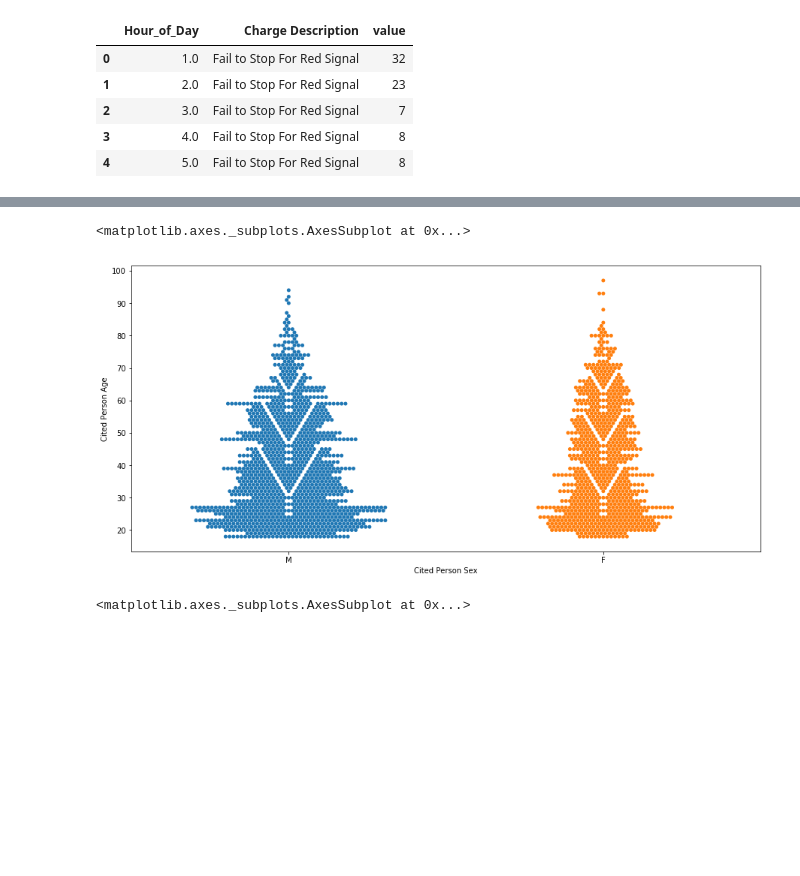
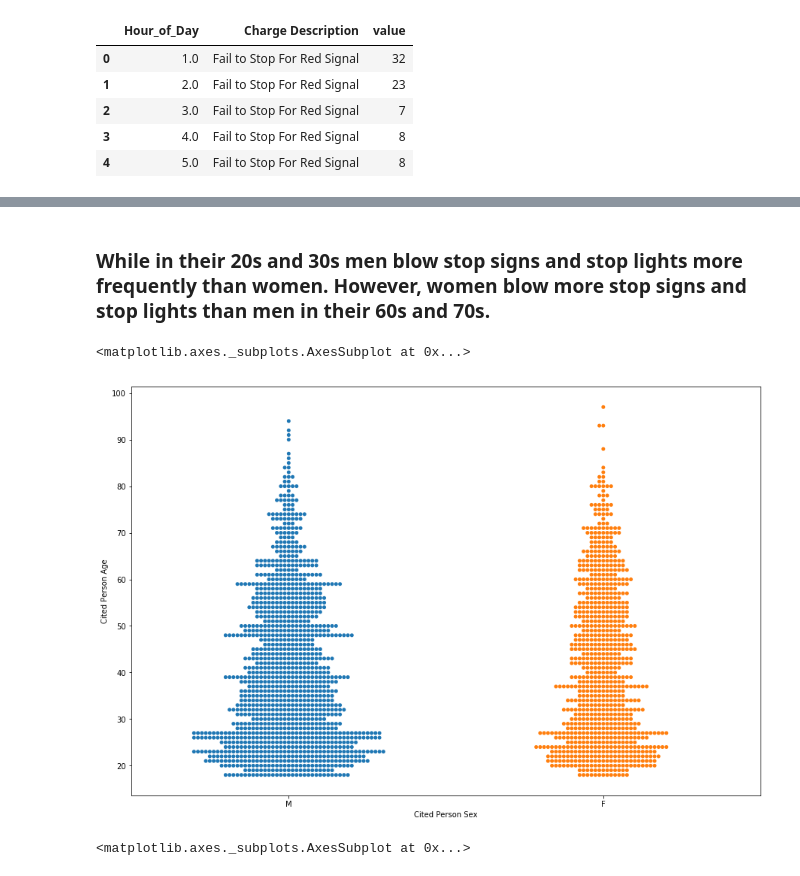
Before and after one commit to mrkjhsn/City-of-Scottsdale-Citations, a Jupyter notebook: Failure_To_Stop_Visualization.ipynb, the cells around one changed output, grey strips where cells are left out. Drawn from its saved outputs; the diff is of its cells as text; code cells hidden in the pictures; blank space fills up the shorter version.

```diff
--- a/Failure_To_Stop_Visualization.ipynb
+++ b/Failure_To_Stop_Visualization.ipynb
@@ -66,8 +66,3 @@ fail_to_obey_hr_day_long.head()
 | 2 | 3.0 | Fail to Stop For Red Signal | 7 |
 | 3 | 4.0 | Fail to Stop For Red Signal | 8 |
 | 4 | 5.0 | Fail to Stop For Red Signal | 8 |
-# %%
-plt.rcParams["figure.figsize"] = [15, 7]
-
-ax = sns.lineplot(x="Hour_of_Day", y="value", hue="Charge Description", data=fail_to_obey_hr_day_long)
-ax.xaxis.set_major_locator(ticker.MultipleLocator())
@@ -75,0 +71,18 @@ ax.xaxis.set_major_locator(ticker.MultipleLocator())
+# %%
+# plt.title("Speeding Citations Throughout the Day",fontsize=20)
+# plt.xlabel("Hour of Day",fontsize=14)
+# plt.ylabel("Count",fontsize=14)
+# plt.tick_params(labelsize=12)
+# plt.legend(fontsize=12)
+
+
+sns.set_context("notebook", font_scale=1.15)
+
+fig = plt.figure(figsize=(15, 5))
+
+ax = sns.lineplot(x="Hour_of_Day", y="value", hue="Charge Description", data=fail_to_obey_hr_day_long)
+plt.ylabel("Count of Citations")
+plt.xlabel("Hour of the Day")
+
+ax.xaxis.set_major_locator(ticker.MultipleLocator())
+plt.savefig('visualizations/Failure to Stop Citations Throughout the Day.png')
@@ -76,9 +123,13 @@ ax.xaxis.set_major_locator(ticker.MultipleLocator())
+# %% [markdown]
+### While in their 20s and 30s men blow stop signs and stop lights more frequently than women.  However, women blow more stop signs and stop lights than men in their 60s and 70s.
 # %%
+fig = plt.figure(figsize=(15, 10))
+
 sns.swarmplot(x=fail_to_obey['Cited Person Sex'],
                 y=fail_to_obey['Cited Person Age'])
 # %% [output]
 <matplotlib.axes._subplots.AxesSubplot at 0x...>
-[figure, old version]
+[figure, new version]
 # %%
 sns.swarmplot(x=fail_to_obey['Cited Person Sex'],
                 y=fail_to_obey['Citation Time'])
```
Also changed, not shown: parts of 11 cells of this notebook.
